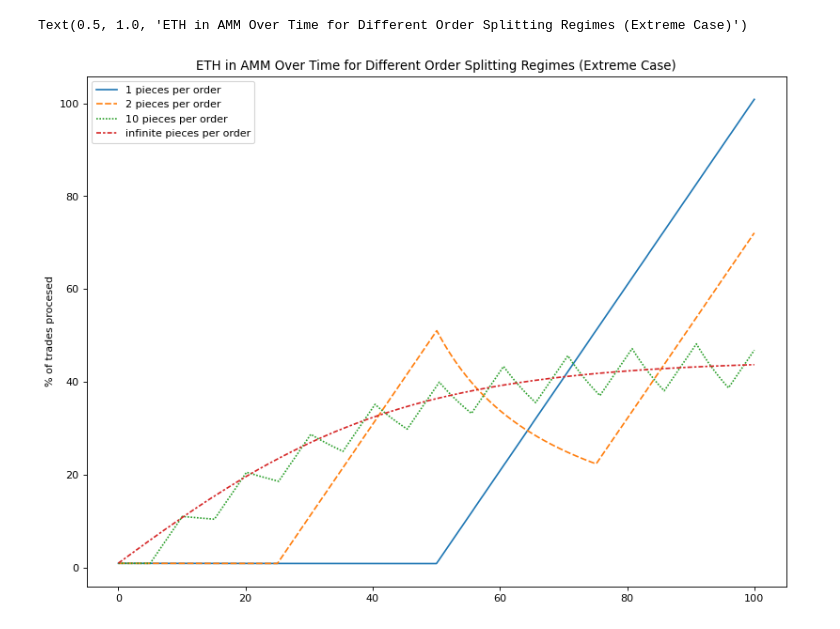
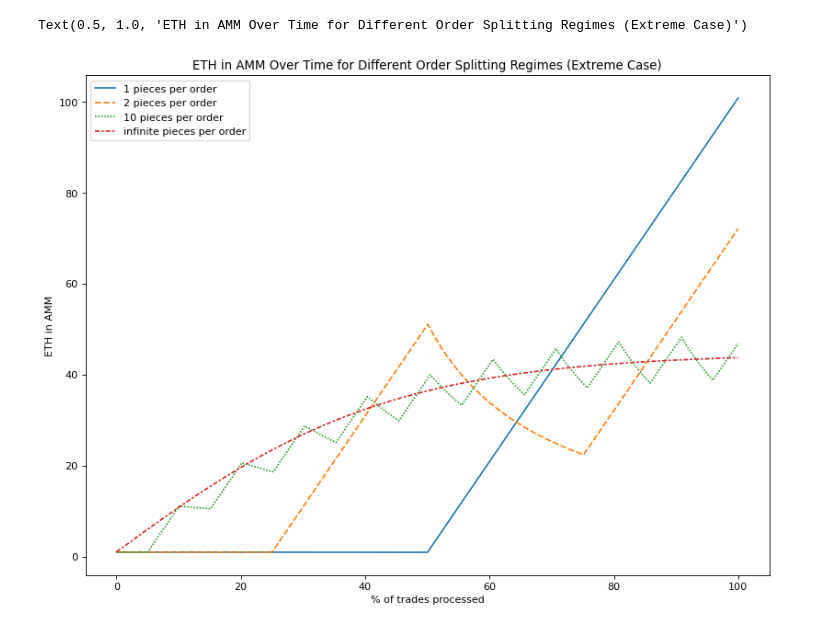
Before and after one commit to para-dave/twamm, a Jupyter notebook: splitting_exploration.ipynb, the cells around one changed output. Saved outputs shown, nothing was run; the diff lists cells and outputs as text; code cells hidden in the pictures.

```diff
--- a/splitting_exploration.ipynb
+++ b/splitting_exploration.ipynb
@@ -67,9 +67,9 @@ df = df.set_index(df.index/max(df.index)*100,drop=True)
 # %%
 figure(figsize=(12, 9), dpi=80)
 ax=sbn.lineplot(data=df)
 ax.set_ylabel("ETH in AMM")
-ax.set_ylabel("% of trades procesed")
+ax.set_xlabel("% of trades processed")
 ax.set_title("ETH in AMM Over Time for Different Order Splitting Regimes (Extreme Case)")
 # %% [output]
 Text(0.5, 1.0, 'ETH in AMM Over Time for Different Order Splitting Regimes (Extreme Case)')
-[figure, old version]
+[figure, new version]
```
